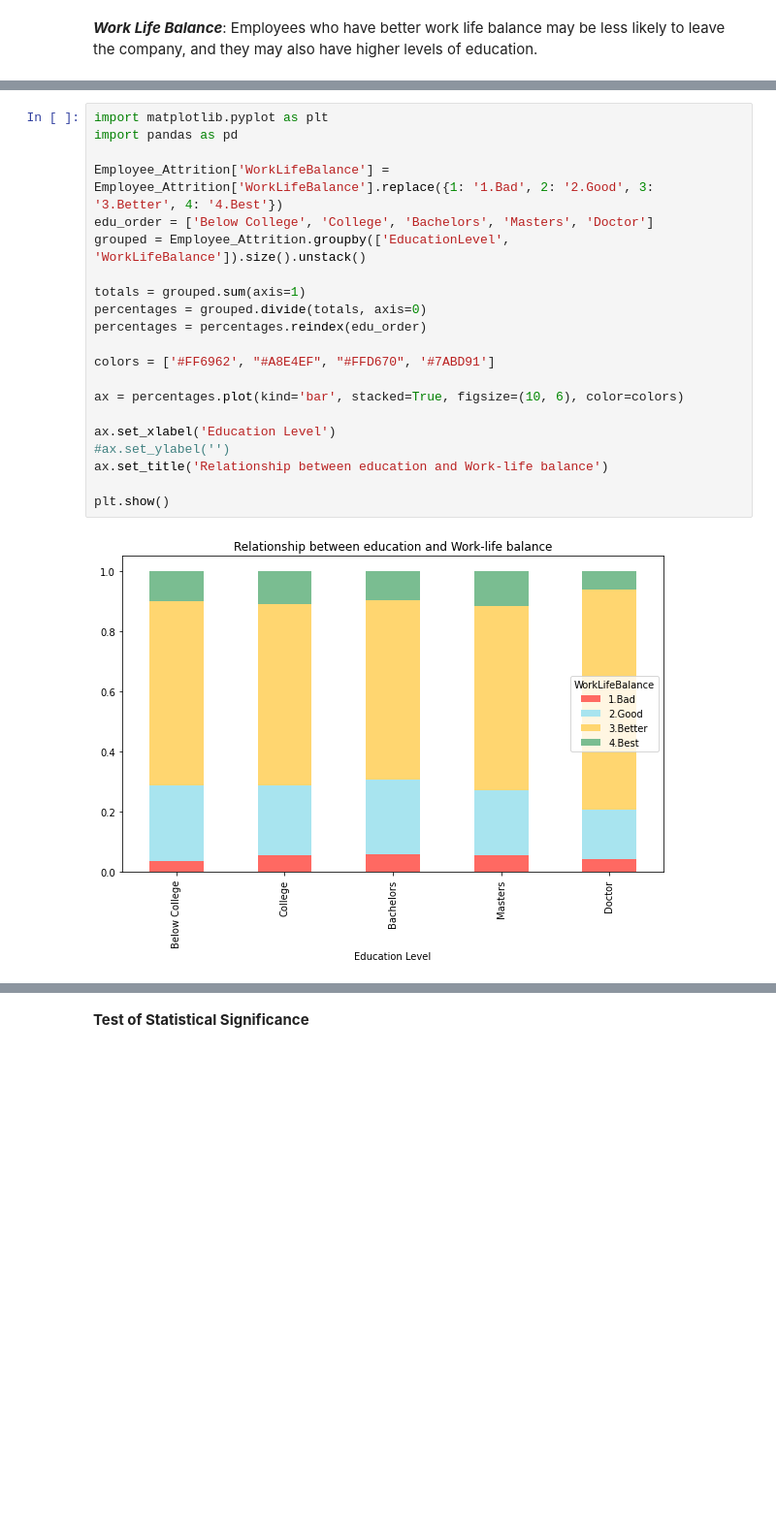
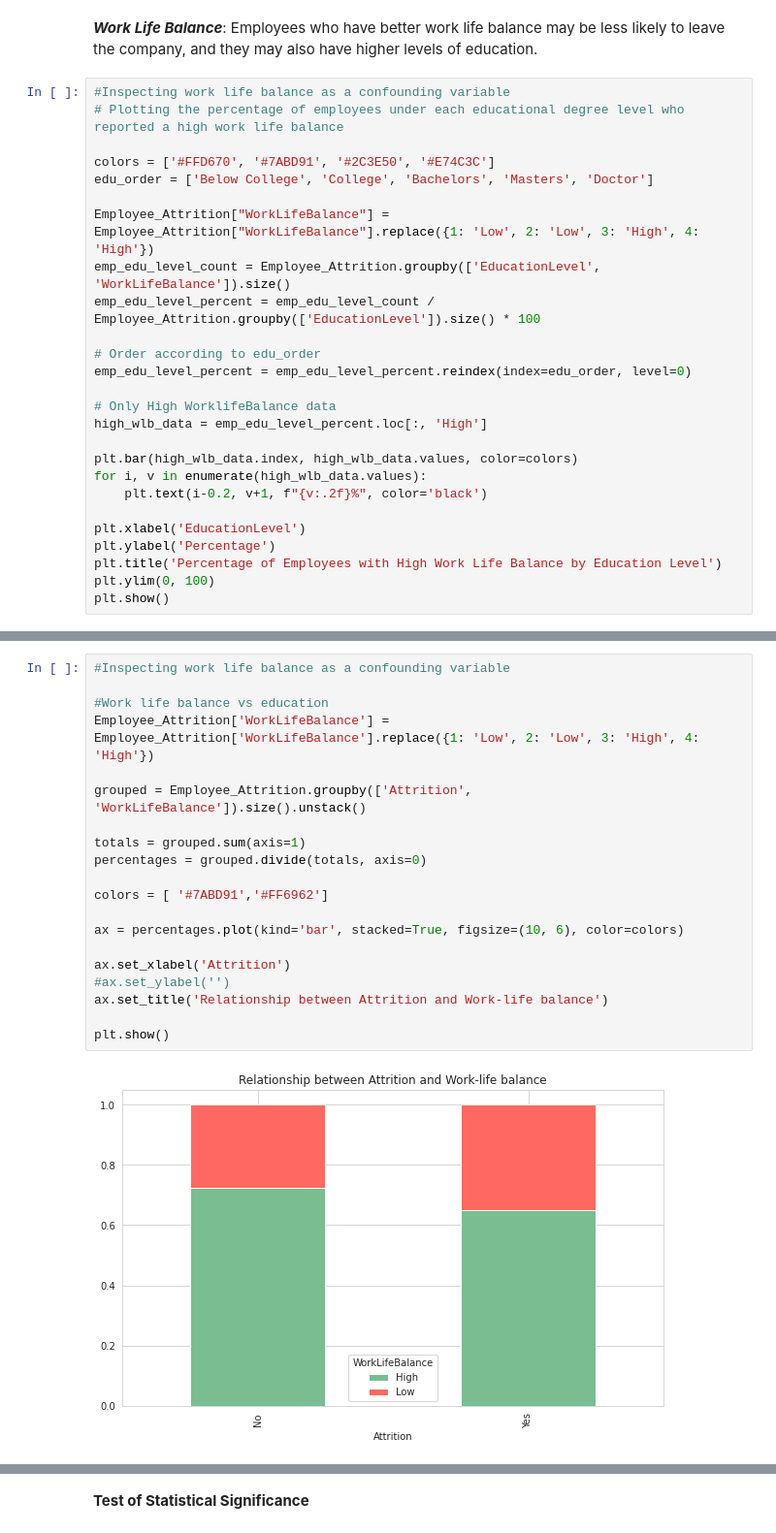
Before and after one commit to SnSabu/Machine-Learning-Projects, a Jupyter notebook: EmployeeAttrition.ipynb, the cells around one changed output, grey strips where cells are left out. Shown at 97% size. Drawn from its saved outputs; the diff is of its cells as text; blank space fills up the shorter version.

```diff
--- a/EmployeeAttrition.ipynb
+++ b/EmployeeAttrition.ipynb
@@ -112,3 +112,29 @@ When considering the employees from each education level separately, we can see
 **Confounding Variables**
 # %% [markdown]
 ***Work Life Balance***: Employees who have better work life balance may be less likely to leave the company, and they may also have higher levels of education.
+# %%
+#Inspecting work life balance as a confounding variable
+# Plotting the percentage of employees under each educational degree level who reported a high work life balance
+
+colors = ['#FFD670', '#7ABD91', '#2C3E50', '#E74C3C']
+edu_order = ['Below College', 'College', 'Bachelors', 'Masters', 'Doctor']
+
+Employee_Attrition["WorkLifeBalance"] = Employee_Attrition["WorkLifeBalance"].replace({1: 'Low', 2: 'Low', 3: 'High', 4: 'High'})
+emp_edu_level_count = Employee_Attrition.groupby(['EducationLevel', 'WorkLifeBalance']).size()
+emp_edu_level_percent = emp_edu_level_count / Employee_Attrition.groupby(['EducationLevel']).size() * 100
+
+# Order according to edu_order
+emp_edu_level_percent = emp_edu_level_percent.reindex(index=edu_order, level=0)
+
+# Only High WorklifeBalance data
+high_wlb_data = emp_edu_level_percent.loc[:, 'High']
+
+plt.bar(high_wlb_data.index, high_wlb_data.values, color=colors)
+for i, v in enumerate(high_wlb_data.values):
+    plt.text(i-0.2, v+1, f"{v:.2f}%", color='black')
+
+plt.xlabel('EducationLevel')
+plt.ylabel('Percentage')
+plt.title('Percentage of Employees with High Work Life Balance by Education Level')
+plt.ylim(0, 100)
+plt.show()
@@ -115,23 +145,22 @@ When considering the employees from each education level separately, we can see
 # %%
-import matplotlib.pyplot as plt
-import pandas as pd
+#Inspecting work life balance as a confounding variable
 
-Employee_Attrition['WorkLifeBalance'] = Employee_Attrition['WorkLifeBalance'].replace({1: '1.Bad', 2: '2.Good', 3: '3.Better', 4: '4.Best'})
-edu_order = ['Below College', 'College', 'Bachelors', 'Masters', 'Doctor']
-grouped = Employee_Attrition.groupby(['EducationLevel', 'WorkLifeBalance']).size().unstack()
+#Work life balance vs education
+Employee_Attrition['WorkLifeBalance'] = Employee_Attrition['WorkLifeBalance'].replace({1: 'Low', 2: 'Low', 3: 'High', 4: 'High'})
+
+grouped = Employee_Attrition.groupby(['Attrition', 'WorkLifeBalance']).size().unstack()
 
 totals = grouped.sum(axis=1)
 percentages = grouped.divide(totals, axis=0)
-percentages = percentages.reindex(edu_order)
 
-colors = ['#FF6962', "#A8E4EF", "#FFD670", '#7ABD91']
+colors = [ '#7ABD91','#FF6962']
 
 ax = percentages.plot(kind='bar', stacked=True, figsize=(10, 6), color=colors)
 
-ax.set_xlabel('Education Level')
+ax.set_xlabel('Attrition')
 #ax.set_ylabel('')
-ax.set_title('Relationship between education and Work-life balance')
+ax.set_title('Relationship between Attrition and Work-life balance')
 
 plt.show()
 # %% [output]
-[figure, old version]
+[figure, new version]
```
Also changed, not shown: parts of 8 cells of this notebook.
